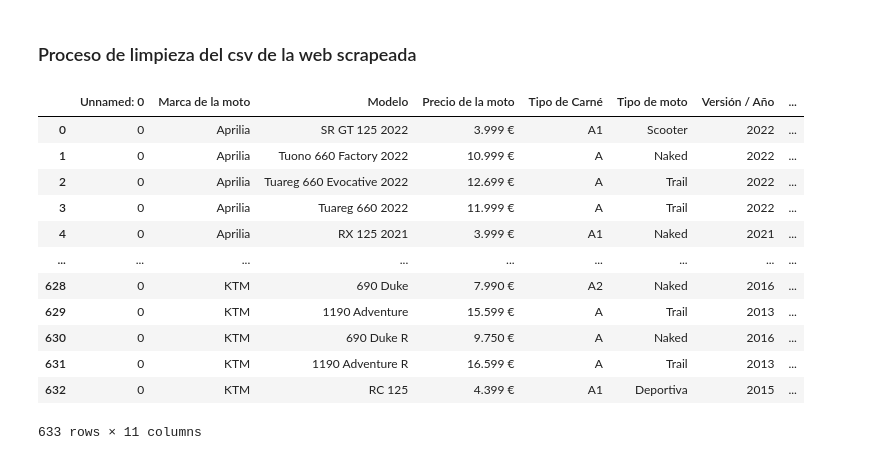
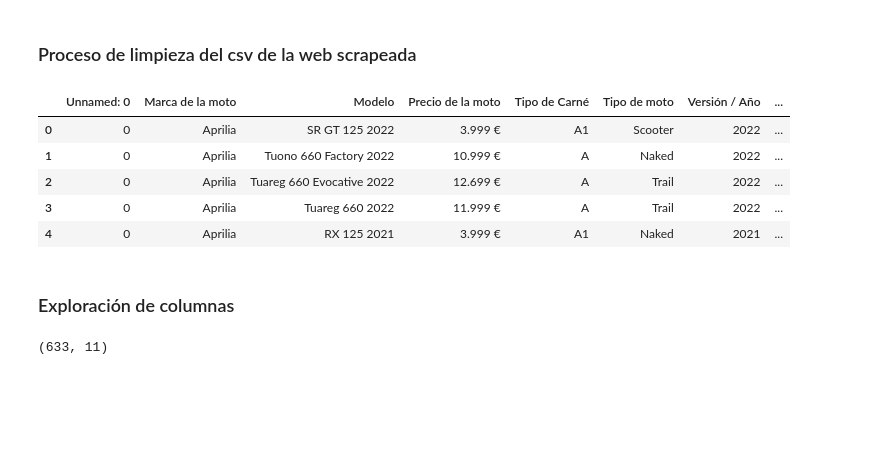
Before and after one commit to pgmar257/MotoFinder-Project, a Jupyter notebook: src/cleaning_pandas.ipynb, the cells around one changed output. Drawn from its saved outputs; the diff is of its cells as text; code cells hidden in the pictures; blank space fills up the shorter version.

```diff
--- a/src/cleaning_pandas.ipynb
+++ b/src/cleaning_pandas.ipynb
@@ -8,18 +10,19 @@ import numpy as np
 # %%
 df_filter = pd.read_csv('../scraping_data/df_filter.csv')
+pd.set_option('display.max_columns', None)  # me muestre todas las columnas
+pd.set_option('display.max_rows', None)  # me muestre todas las filas
 # %%
-df_filter
+df_filter.head()
 # %% [output]
 |  | Unnamed: 0 | Marca de la moto | Modelo | Precio de la moto | Tipo de Carné | Tipo de moto | Versión / Año | ... |
 | 0 | 0 | Aprilia | SR GT 125 2022 | 3.999 € | A1 | Scooter | 2022 | ... |
 | 1 | 0 | Aprilia | Tuono 660 Factory 2022 | 10.999 € | A | Naked | 2022 | ... |
 | 2 | 0 | Aprilia | Tuareg 660 Evocative 2022 | 12.699 € | A | Trail | 2022 | ... |
 | 3 | 0 | Aprilia | Tuareg 660 2022 | 11.999 € | A | Trail | 2022 | ... |
 | 4 | 0 | Aprilia | RX 125 2021 | 3.999 € | A1 | Naked | 2021 | ... |
-| ... | ... | ... | ... | ... | ... | ... | ... | ... |
-| 628 | 0 | KTM | 690 Duke | 7.990 € | A2 | Naked | 2016 | ... |
-| 629 | 0 | KTM | 1190 Adventure | 15.599 € | A | Trail | 2013 | ... |
-| 630 | 0 | KTM | 690 Duke R | 9.750 € | A | Naked | 2016 | ... |
-| 631 | 0 | KTM | 1190 Adventure R | 16.599 € | A | Trail | 2013 | ... |
-| 632 | 0 | KTM | RC 125 | 4.399 € | A1 | Deportiva | 2015 | ... |
-633 rows × 11 columns
+# %% [markdown]
+### Exploración de columnas
+# %%
+df_filter.shape
+# %% [output]
+(633, 11)
```
Also changed, not shown: parts of 50 cells of this notebook, 2 other files.
